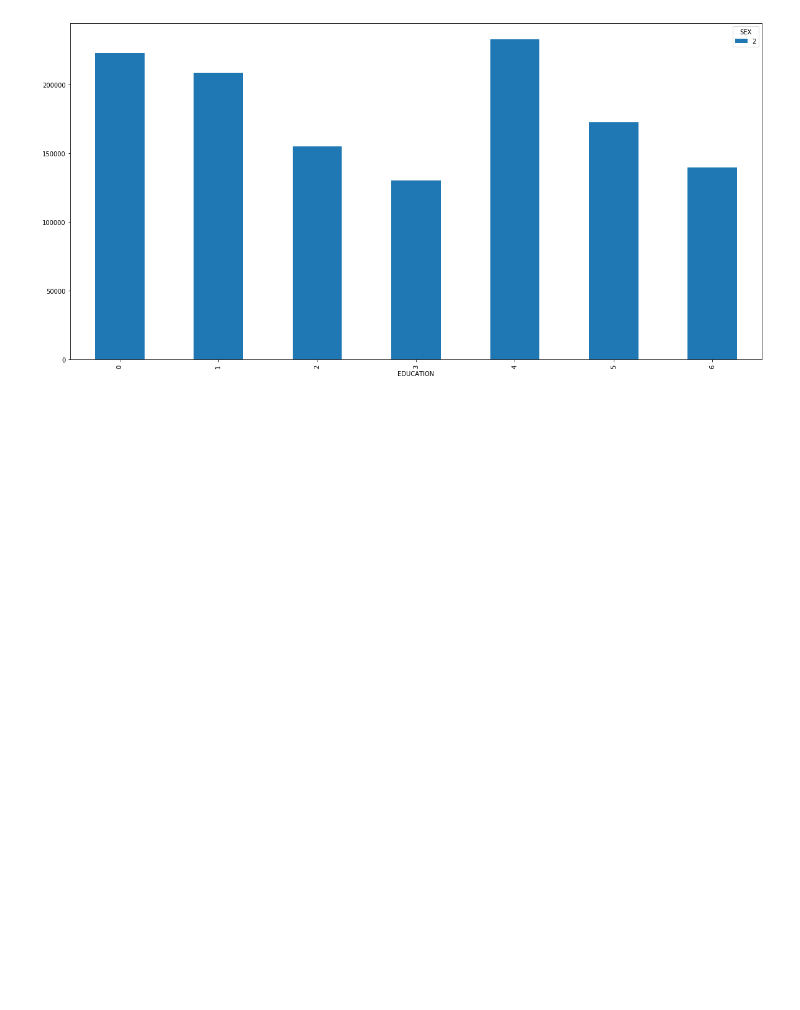
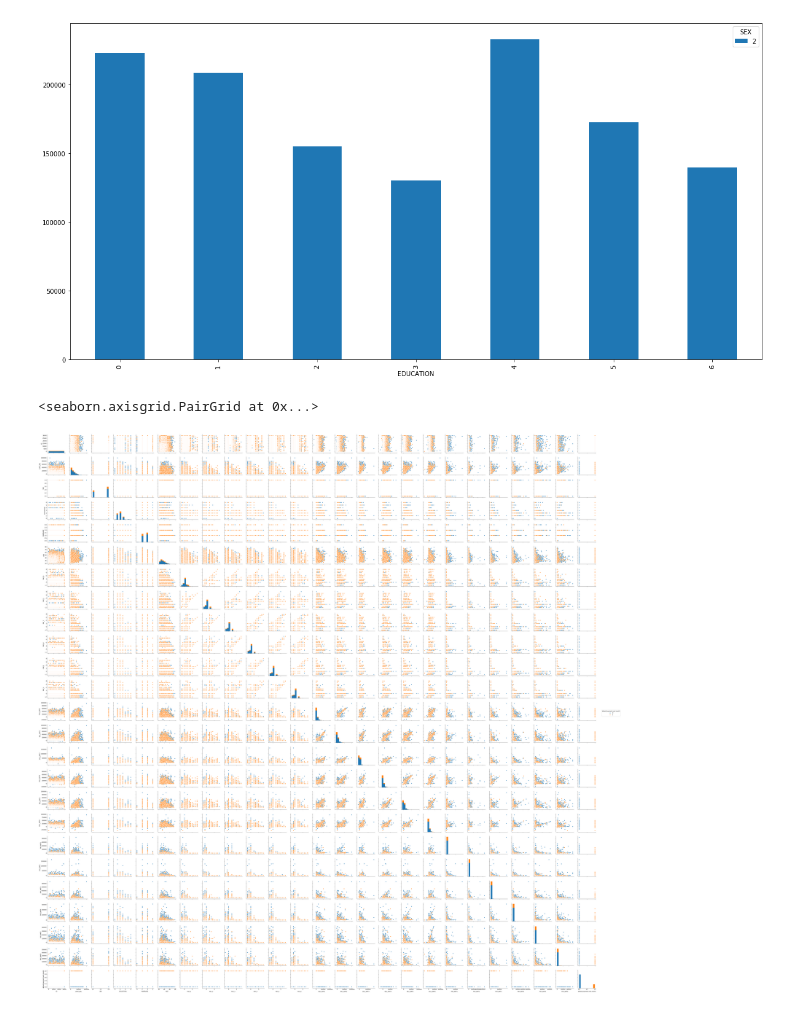
Before and after one commit to deshaion/sfml, a Jupyter notebook: hw_01/hw1-task.ipynb, the cells around one changed output. Drawn from its saved outputs; the diff is of its cells as text; code cells hidden in the pictures; blank space fills up the shorter version.

```diff
--- a/hw_01/hw1-task.ipynb
+++ b/hw_01/hw1-task.ipynb
@@ -140,10 +140,13 @@ df[df['SEX'] == 2].pivot_table('LIMIT_BAL', 'EDUCATION', 'SEX', 'mean').plot(kin
 # %%
 # (10) построить большой график (подсказка - используя seaborn) для построения завимисости всех возможных пар параметров
 # разным цветом выделить разные значение "default payment next month"
 # (но так как столбцов много - картинка может получиться "монструозной")
 # (поэкспериментируйте над тем как построить подобное сравнение параметров)
 # (подсказка - ответ может состоять из несколькольких графиков)
 # (если не выйдет - программа минимум - построить один график со всеми параметрами)
 import seaborn
 
-#TODO
+seaborn.pairplot(df, hue='default.payment.next.month')
+# %% [output]
+<seaborn.axisgrid.PairGrid at 0x...>
+[figure, added]
```
